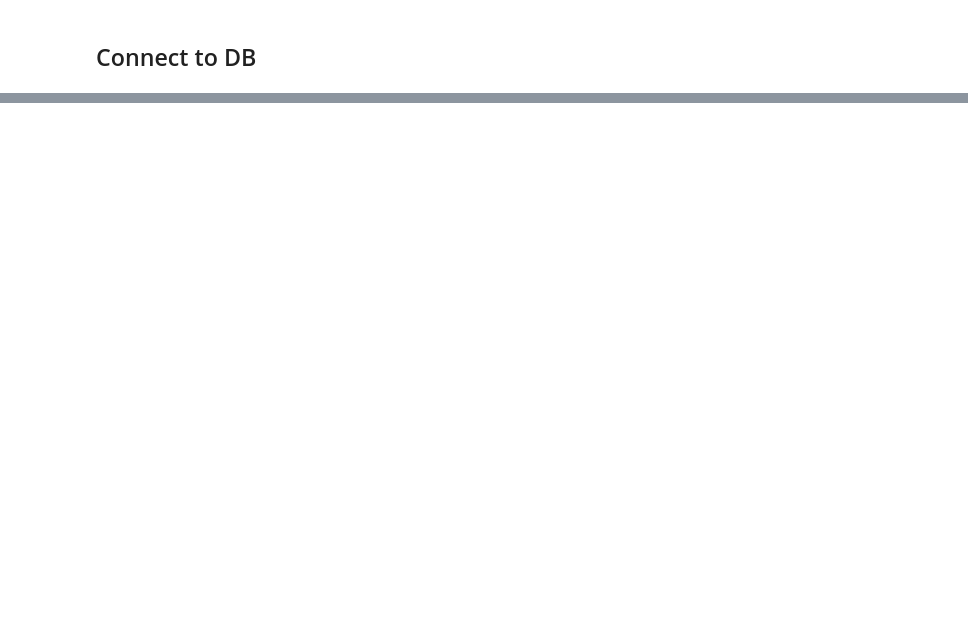
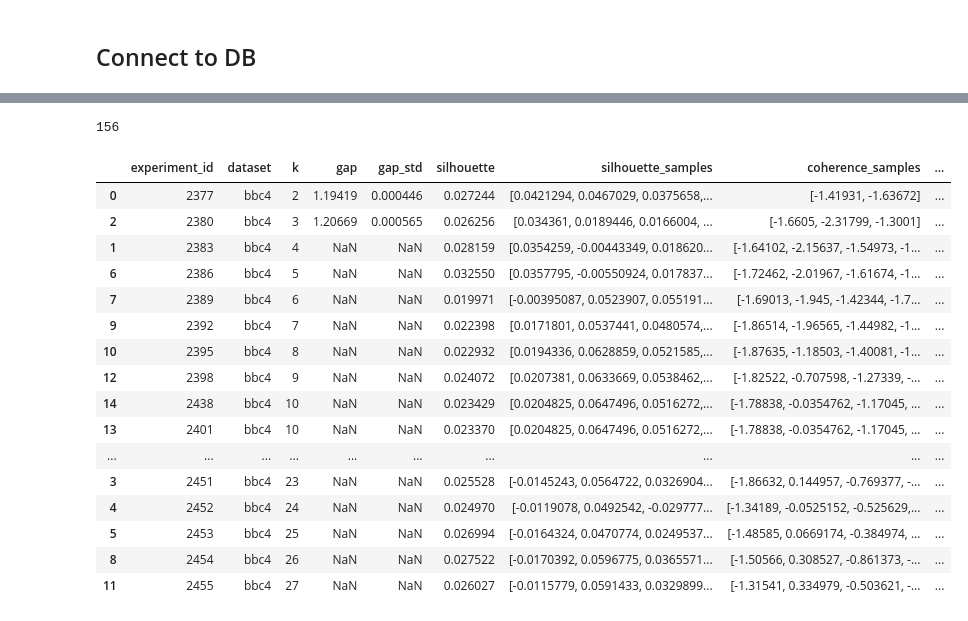
Before and after one commit to MachineTeachingEdu/machine-teaching, a Jupyter notebook: machineteaching/Analysing Toy Example.ipynb, the cells around one changed output, grey strips where cells are left out. Saved outputs shown, nothing was run; the diff lists cells and outputs as text; code cells hidden in the pictures; blank space fills up the shorter version.

```diff
--- a/machineteaching/Analysing Toy Example.ipynb
+++ b/machineteaching/Analysing Toy Example.ipynb
@@ -120,2 +137,26 @@ HBox(children=(IntProgress(value=0, description='method', max=2, style=ProgressS
+# %%
+total
+# %% [output]
+156
+# %%
+df.sort_values('k')
+# %% [output]
+|  | experiment_id | dataset | k | gap | gap_std | silhouette | silhouette_samples | coherence_samples | ... |
+| 0 | 2377 | bbc4 | 2 | 1.19419 | 0.000446 | 0.027244 | [0.0421294, 0.0467029, 0.0375658,... | [-1.41931, -1.63672] | ... |
+| 2 | 2380 | bbc4 | 3 | 1.20669 | 0.000565 | 0.026256 | [0.034361, 0.0189446, 0.0166004, ... | [-1.6605, -2.31799, -1.3001] | ... |
+| 1 | 2383 | bbc4 | 4 | NaN | NaN | 0.028159 | [0.0354259, -0.00443349, 0.018620... | [-1.64102, -2.15637, -1.54973, -1... | ... |
+| 6 | 2386 | bbc4 | 5 | NaN | NaN | 0.032550 | [0.0357795, -0.00550924, 0.017837... | [-1.72462, -2.01967, -1.61674, -1... | ... |
+| 7 | 2389 | bbc4 | 6 | NaN | NaN | 0.019971 | [-0.00395087, 0.0523907, 0.055191... | [-1.69013, -1.945, -1.42344, -1.7... | ... |
+| 9 | 2392 | bbc4 | 7 | NaN | NaN | 0.022398 | [0.0171801, 0.0537441, 0.0480574,... | [-1.86514, -1.96565, -1.44982, -1... | ... |
+| 10 | 2395 | bbc4 | 8 | NaN | NaN | 0.022932 | [0.0194336, 0.0628859, 0.0521585,... | [-1.87635, -1.18503, -1.40081, -1... | ... |
+| 12 | 2398 | bbc4 | 9 | NaN | NaN | 0.024072 | [0.0207381, 0.0633669, 0.0538462,... | [-1.82522, -0.707598, -1.27339, -... | ... |
+| 14 | 2438 | bbc4 | 10 | NaN | NaN | 0.023429 | [0.0204825, 0.0647496, 0.0516272,... | [-1.78838, -0.0354762, -1.17045, ... | ... |
+| 13 | 2401 | bbc4 | 10 | NaN | NaN | 0.023370 | [0.0204825, 0.0647496, 0.0516272,... | [-1.78838, -0.0354762, -1.17045, ... | ... |
+| ... | ... | ... | ... | ... | ... | ... | ... | ... | ... |
+| 3 | 2451 | bbc4 | 23 | NaN | NaN | 0.025528 | [-0.0145243, 0.0564722, 0.0326904... | [-1.86632, 0.144957, -0.769377, -... | ... |
+| 4 | 2452 | bbc4 | 24 | NaN | NaN | 0.024970 | [-0.0119078, 0.0492542, -0.029777... | [-1.34189, -0.0525152, -0.525629,... | ... |
+| 5 | 2453 | bbc4 | 25 | NaN | NaN | 0.026994 | [-0.0164324, 0.0470774, 0.0249537... | [-1.48585, 0.0669174, -0.384974, ... | ... |
+| 8 | 2454 | bbc4 | 26 | NaN | NaN | 0.027522 | [-0.0170392, 0.0596775, 0.0365571... | [-1.50566, 0.308527, -0.861373, -... | ... |
+| 11 | 2455 | bbc4 | 27 | NaN | NaN | 0.026027 | [-0.0115779, 0.0591433, 0.0329899... | [-1.31541, 0.334979, -0.503621, -... | ... |
 # %%
 # Get experiment conditions
```
Also changed, not shown: parts of 24 cells of this notebook, 3 other files.
